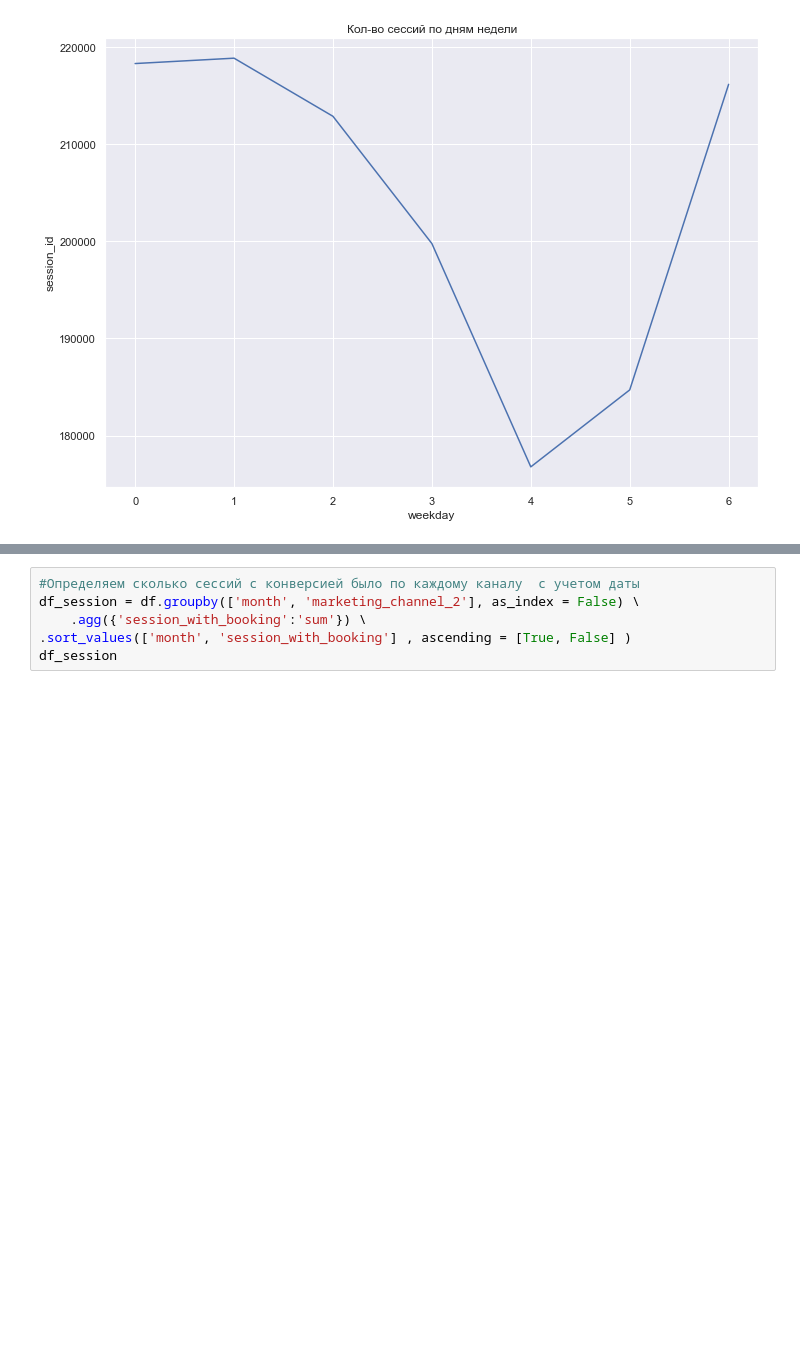
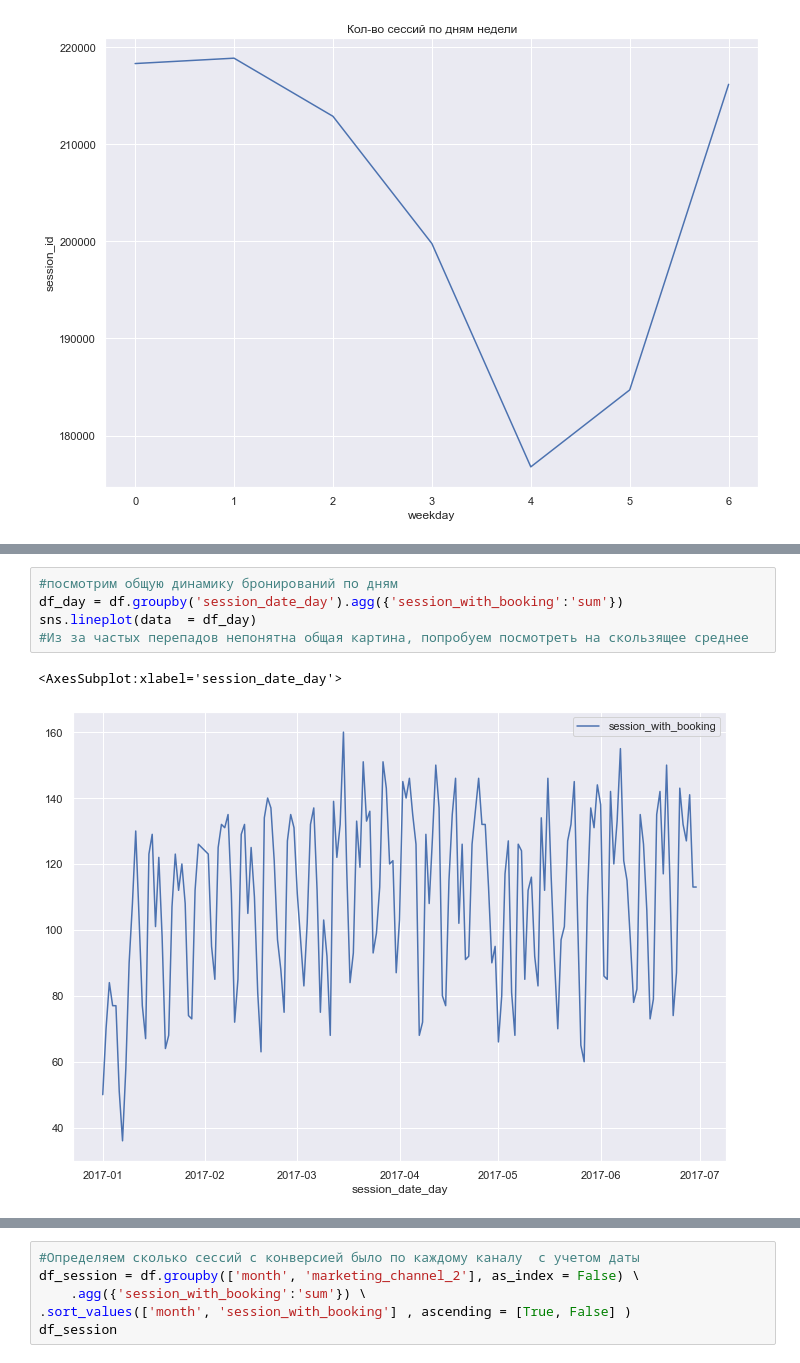
Before and after one commit to Trustisreach/test_tasks, a Jupyter notebook: ostrovok_test.ipynb, the cells around one changed output, grey strips where cells are left out. Cells and saved outputs as stored; diff of their text form; blank space fills up the shorter version.

```diff
--- a/ostrovok_test.ipynb
+++ b/ostrovok_test.ipynb
@@ -132,0 +140,8 @@ Text(0.5, 1.0, 'Кол-во сессий по дням недели')
+# %%
+#посмотрим общую динамику бронирований по дням
+df_day = df.groupby('session_date_day').agg({'session_with_booking':'sum'})
+sns.lineplot(data  = df_day)
+#Из за частых перепадов непонятна общая картина, попробуем посмотреть на скользящее среднее
+# %% [output]
+<AxesSubplot:xlabel='session_date_day'>
+[figure, added]
```
Also changed, not shown: parts of 3 cells of this notebook.
